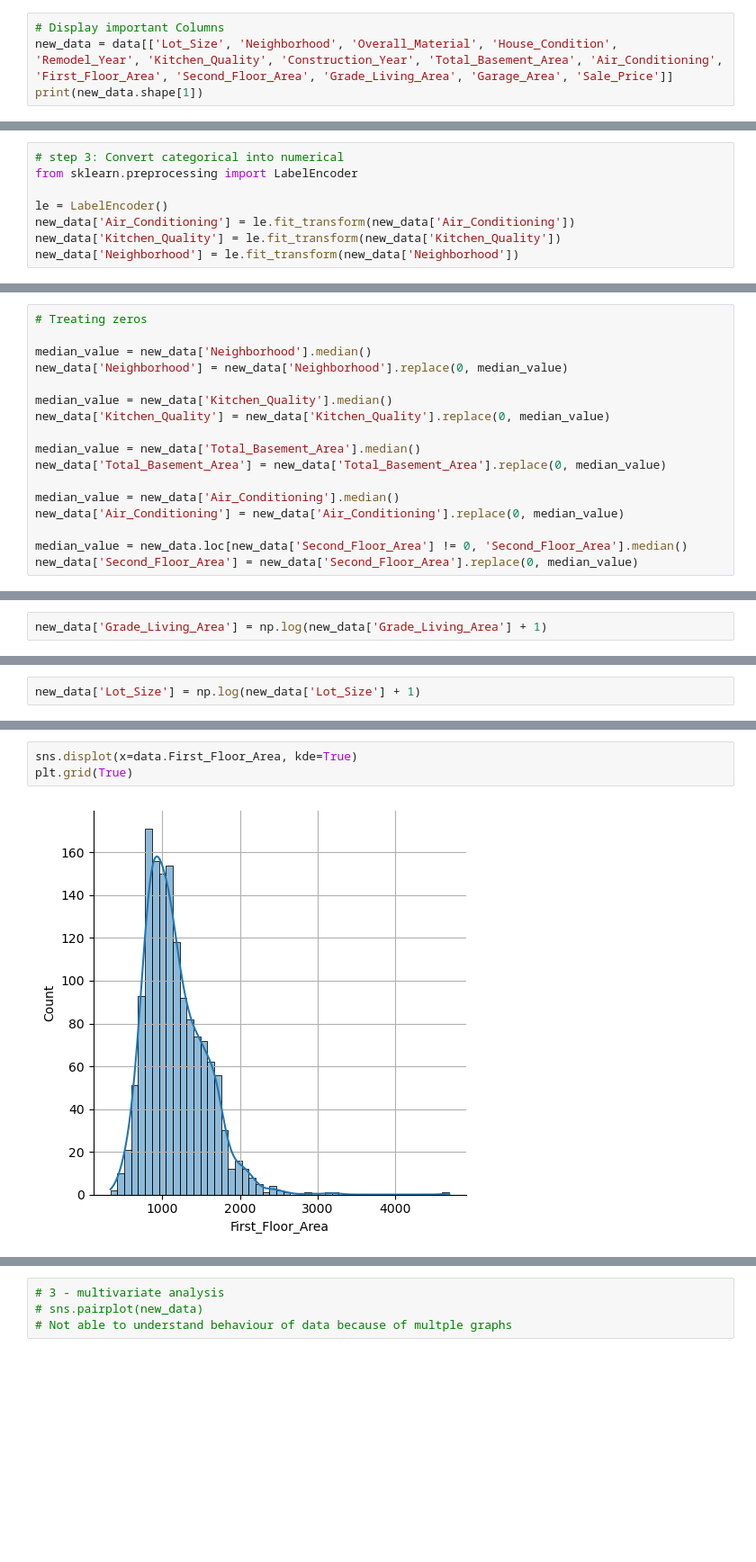
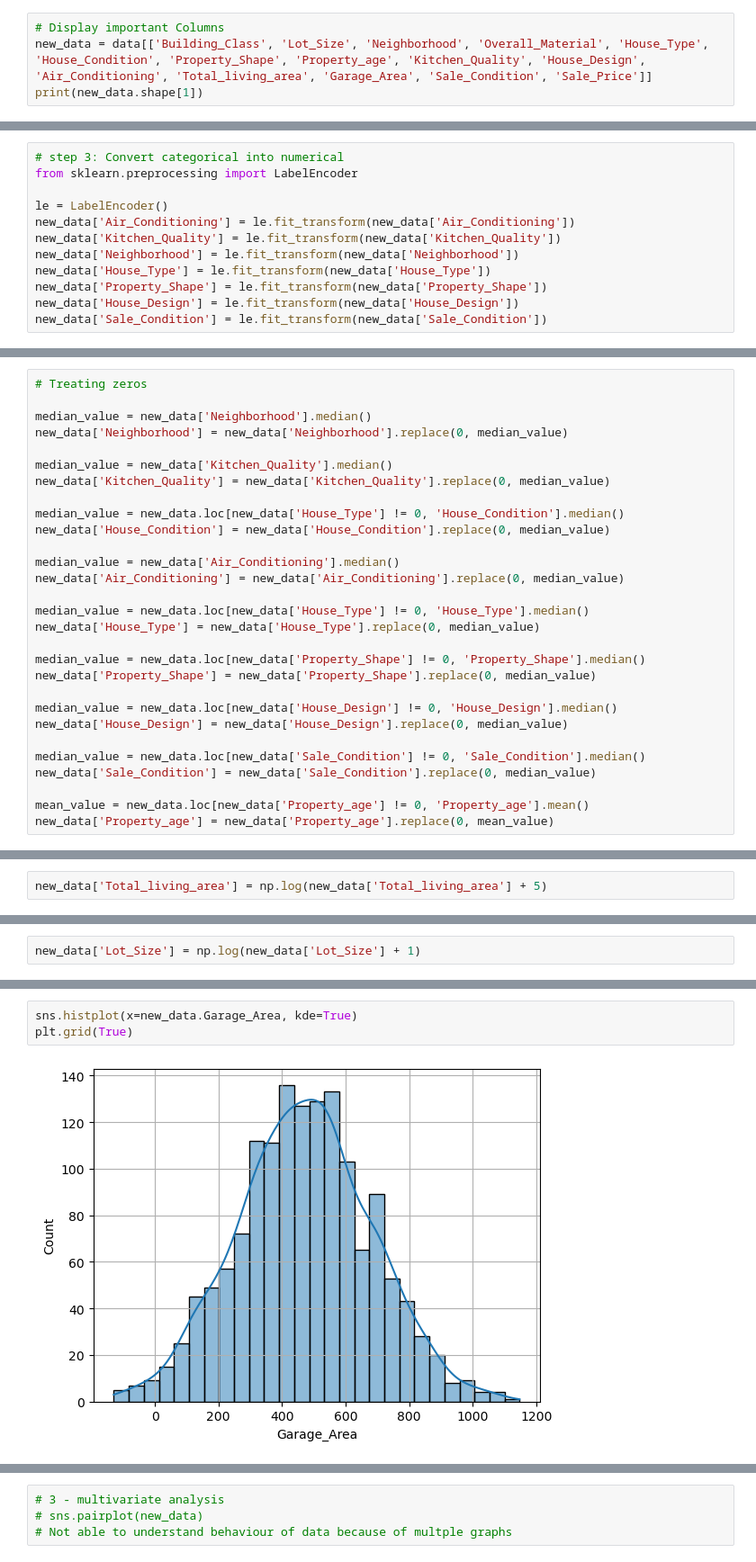
Before and after one commit to PratiikJagtap/Property-Price-Prediction-, a Jupyter notebook: MACHINE LEARNING/ALL_ALGORITHMS/Property_Price_Prediction.ipynb, the cells around one changed output, grey strips where cells are left out. Shown at 90% size. Saved outputs shown, nothing was run; the diff lists cells and outputs as text; blank space fills up the shorter version.

```diff
--- a/MACHINE LEARNING/ALL_ALGORITHMS/Property_Price_Prediction.ipynb
+++ b/MACHINE LEARNING/ALL_ALGORITHMS/Property_Price_Prediction.ipynb
@@ -66,5 +74,5 @@ Index(['Id', 'Building_Class', 'Zoning_Class', 'Lot_Extent', 'Lot_Size',
 # %%
 # Display important Columns
-new_data = data[['Lot_Size', 'Neighborhood', 'Overall_Material', 'House_Condition', 'Remodel_Year', 'Kitchen_Quality', 'Construction_Year', 'Total_Basement_Area', 'Air_Conditioning', 'First_Floor_Area', 'Second_Floor_Area', 'Grade_Living_Area', 'Garage_Area', 'Sale_Price']]
+new_data = data[['Building_Class', 'Lot_Size', 'Neighborhood', 'Overall_Material', 'House_Type', 'House_Condition', 'Property_Shape', 'Property_age', 'Kitchen_Quality', 'House_Design', 'Air_Conditioning', 'Total_living_area', 'Garage_Area', 'Sale_Condition', 'Sale_Price']]
 print(new_data.shape[1])
 # %% [output]
@@ -148,3 +175,7 @@ le = LabelEncoder()
 new_data['Air_Conditioning'] = le.fit_transform(new_data['Air_Conditioning'])
 new_data['Kitchen_Quality'] = le.fit_transform(new_data['Kitchen_Quality'])
 new_data['Neighborhood'] = le.fit_transform(new_data['Neighborhood'])
+new_data['House_Type'] = le.fit_transform(new_data['House_Type'])
+new_data['Property_Shape'] = le.fit_transform(new_data['Property_Shape'])
+new_data['House_Design'] = le.fit_transform(new_data['House_Design'])
+new_data['Sale_Condition'] = le.fit_transform(new_data['Sale_Condition'])
@@ -184,14 +232,26 @@ new_data['Neighborhood'] = new_data['Neighborhood'].replace(0, median_value)
 median_value = new_data['Kitchen_Quality'].median()
 new_data['Kitchen_Quality'] = new_data['Kitchen_Quality'].replace(0, median_value)
 
-median_value = new_data['Total_Basement_Area'].median()
-new_data['Total_Basement_Area'] = new_data['Total_Basement_Area'].replace(0, median_value)
+median_value = new_data.loc[new_data['House_Type'] != 0, 'House_Condition'].median()
+new_data['House_Condition'] = new_data['House_Condition'].replace(0, median_value)
 
 median_value = new_data['Air_Conditioning'].median()
 new_data['Air_Conditioning'] = new_data['Air_Conditioning'].replace(0, median_value)
 
-median_value = new_data.loc[new_data['Second_Floor_Area'] != 0, 'Second_Floor_Area'].median()
-new_data['Second_Floor_Area'] = new_data['Second_Floor_Area'].replace(0, median_value)
+median_value = new_data.loc[new_data['House_Type'] != 0, 'House_Type'].median()
+new_data['House_Type'] = new_data['House_Type'].replace(0, median_value)
+
+median_value = new_data.loc[new_data['Property_Shape'] != 0, 'Property_Shape'].median()
+new_data['Property_Shape'] = new_data['Property_Shape'].replace(0, median_value)
+
+median_value = new_data.loc[new_data['House_Design'] != 0, 'House_Design'].median()
+new_data['House_Design'] = new_data['House_Design'].replace(0, median_value)
+
+median_value = new_data.loc[new_data['Sale_Condition'] != 0, 'Sale_Condition'].median()
+new_data['Sale_Condition'] = new_data['Sale_Condition'].replace(0, median_value)
+
+mean_value = new_data.loc[new_data['Property_age'] != 0, 'Property_age'].mean()
+new_data['Property_age'] = new_data['Property_age'].replace(0, mean_value)
 # %%
 # Double run the checking zero cell to confirm zores removed or not
 cols = [
@@ -229,2 +289,2 @@ plt.grid(True)
 # %%
-new_data['Grade_Living_Area'] = np.log(new_data['Grade_Living_Area'] + 1)
+new_data['Total_living_area'] = np.log(new_data['Total_living_area'] + 5)
@@ -238,5 +308,5 @@ new_data['Lot_Size'] = np.log(new_data['Lot_Size'] + 1)
 # %%
-sns.displot(x=data.First_Floor_Area, kde=True)
+sns.histplot(x=new_data.Garage_Area, kde=True)
 plt.grid(True)
 # %% [output]
-[figure, old version]
+[figure, new version]
```
Also changed, not shown: parts of 54 cells of this notebook.
